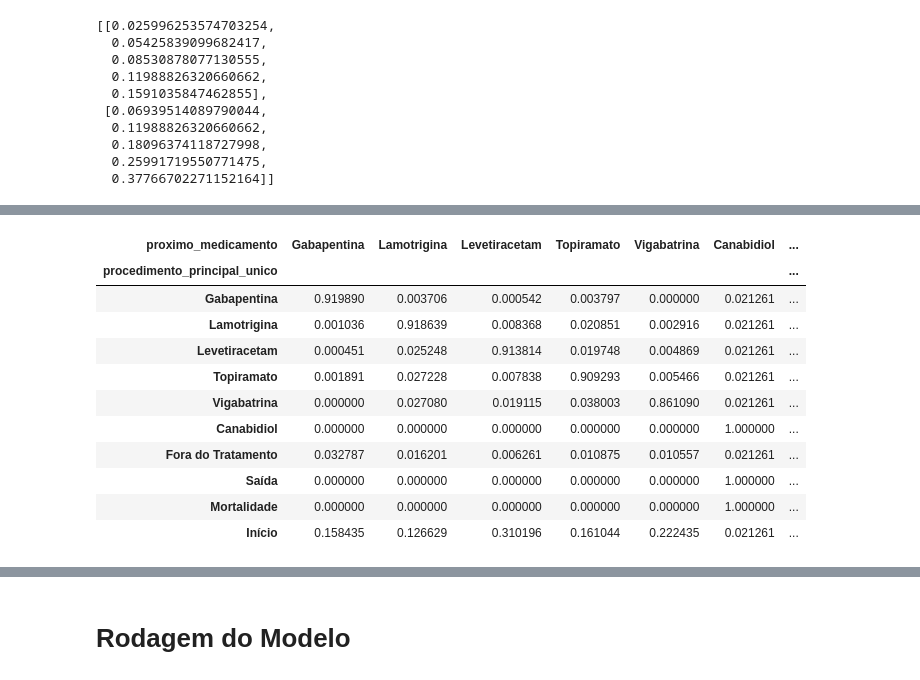
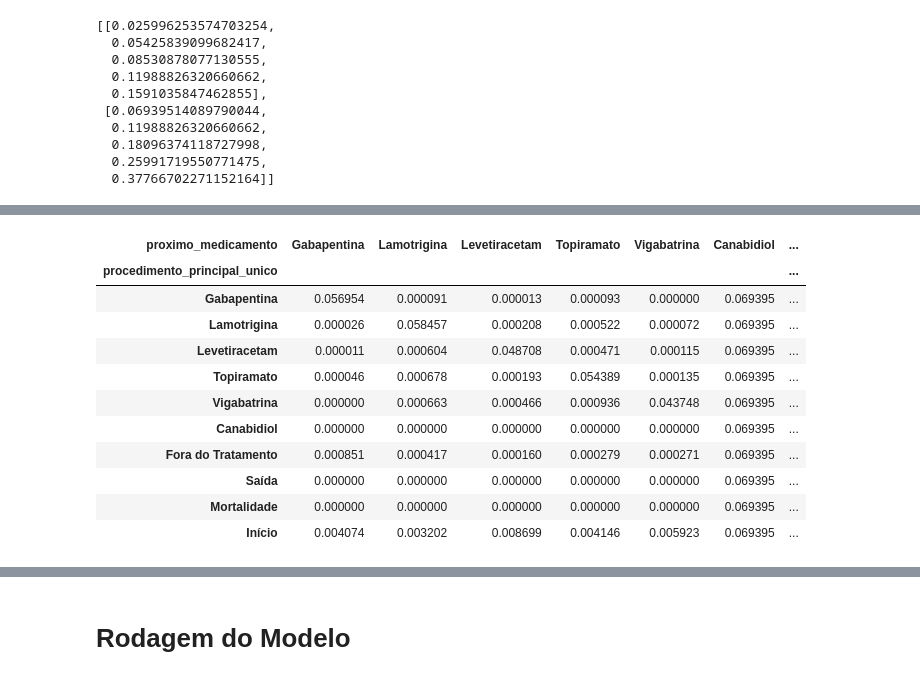
Before and after one commit to TiamatCod3/tcc-canabidiol, a Jupyter notebook: Notebooks/Normalizacoes e Modelos.ipynb, the cells around one changed output, grey strips where cells are left out. Saved outputs shown, nothing was run; the diff lists cells and outputs as text; code cells hidden in the pictures.

```diff
--- a/Notebooks/Normalizacoes e Modelos.ipynb
+++ b/Notebooks/Normalizacoes e Modelos.ipynb
@@ -1061,25 +1062,38 @@ matriz_transicao_estados
 # %%
-def ajustar_matriz(matriz_transicao_estados, p_canabidiol):
+def ajustar_matriz(matriz_transicao_estados, p_canabidiol, tipo = "Modelo"):
+  tratamentos = ["Gabapentina",	"Lamotrigina",	"Levetiracetam",	"Topiramato",	"Vigabatrina"]
   matriz_transicao = matriz_transicao_estados.copy()
-  matriz_transicao.loc[:, matriz_transicao.columns != "Canabidiol"] *= 1 - p_canabidiol
+  matriz_transicao["Início"] = 0
+
+  if tipo == "Inicial":
+    matriz_transicao = matriz_transicao.applymap(lambda x: ajustar_probabilidade(x, 40, 1))
+    # refatorar_trimestral = partial(ajustar_probabilidade, 40, 1)
+    # matriz_transicao.applymap(refatorar_trimestral)
+  for tratamento in tratamentos:
+    print(tratamento)
+
+  # matriz_transicao.loc[:, matriz_transicao.columns != "Canabidiol"] *= 1 - p_canabidiol
+
+
   matriz_transicao["Canabidiol"] = p_canabidiol
-  matriz_transicao["Início"] = 0
-  matriz_transicao = matriz_transicao.div(matriz_transicao.sum(axis=1), axis=0)
-  matriz_transicao.applymap(lambda x: ajustar_probabilidade(x, 40, 1))
+  # matriz_transicao["Canabidiol"] = 0
+
+  # matriz_transicao = matriz_transicao.div(matriz_transicao.sum(axis=1), axis=0)
+  # matriz_transicao.applymap(lambda x: ajustar_probabilidade(x, 40, 1))
   return matriz_transicao
+
+matriz_transicao_estados_nova = ajustar_matriz(matriz_transicao_estados, p_canabidiol_ajustado, "Inicial")
+matriz_transicao_estados_nova
+# %% [output]
+| proximo_medicamento | Gabapentina | Lamotrigina | Levetiracetam | Topiramato | Vigabatrina | Canabidiol | ... |
+| procedimento_principal_unico |  |  |  |  |  |  | ... |
+| Gabapentina | 0.056954 | 0.000091 | 0.000013 | 0.000093 | 0.000000 | 0.069395 | ... |
+| Lamotrigina | 0.000026 | 0.058457 | 0.000208 | 0.000522 | 0.000072 | 0.069395 | ... |
+| Levetiracetam | 0.000011 | 0.000604 | 0.048708 | 0.000471 | 0.000115 | 0.069395 | ... |
+| Topiramato | 0.000046 | 0.000678 | 0.000193 | 0.054389 | 0.000135 | 0.069395 | ... |
+| Vigabatrina | 0.000000 | 0.000663 | 0.000466 | 0.000936 | 0.043748 | 0.069395 | ... |
+| Canabidiol | 0.000000 | 0.000000 | 0.000000 | 0.000000 | 0.000000 | 0.069395 | ... |
+| Fora do Tratamento | 0.000851 | 0.000417 | 0.000160 | 0.000279 | 0.000271 | 0.069395 | ... |
+| Saída | 0.000000 | 0.000000 | 0.000000 | 0.000000 | 0.000000 | 0.069395 | ... |
+| Mortalidade | 0.000000 | 0.000000 | 0.000000 | 0.000000 | 0.000000 | 0.069395 | ... |
+| Início | 0.004074 | 0.003202 | 0.008699 | 0.004146 | 0.005923 | 0.069395 | ... |
-# %%
-matriz_transicao_estados = ajustar_matriz(matriz_transicao_estados, p_canabidiol_ajustado)
-matriz_transicao_estados
-# %% [output]
-| proximo_medicamento | Gabapentina | Lamotrigina | Levetiracetam | Topiramato | Vigabatrina | Canabidiol | ... |
-| procedimento_principal_unico |  |  |  |  |  |  | ... |
-| Gabapentina | 0.919890 | 0.003706 | 0.000542 | 0.003797 | 0.000000 | 0.021261 | ... |
-| Lamotrigina | 0.001036 | 0.918639 | 0.008368 | 0.020851 | 0.002916 | 0.021261 | ... |
-| Levetiracetam | 0.000451 | 0.025248 | 0.913814 | 0.019748 | 0.004869 | 0.021261 | ... |
-| Topiramato | 0.001891 | 0.027228 | 0.007838 | 0.909293 | 0.005466 | 0.021261 | ... |
-| Vigabatrina | 0.000000 | 0.027080 | 0.019115 | 0.038003 | 0.861090 | 0.021261 | ... |
-| Canabidiol | 0.000000 | 0.000000 | 0.000000 | 0.000000 | 0.000000 | 1.000000 | ... |
-| Fora do Tratamento | 0.032787 | 0.016201 | 0.006261 | 0.010875 | 0.010557 | 0.021261 | ... |
-| Saída | 0.000000 | 0.000000 | 0.000000 | 0.000000 | 0.000000 | 1.000000 | ... |
-| Mortalidade | 0.000000 | 0.000000 | 0.000000 | 0.000000 | 0.000000 | 1.000000 | ... |
-| Início | 0.158435 | 0.126629 | 0.310196 | 0.161044 | 0.222435 | 0.021261 | ... |
```
Also changed, not shown: parts of 21 cells of this notebook.
